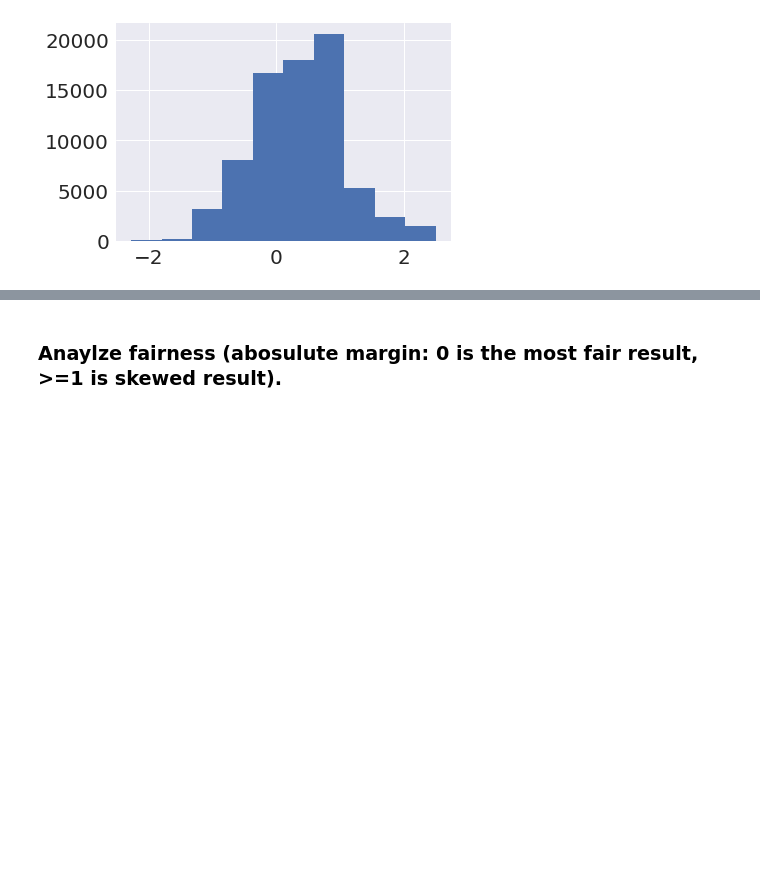
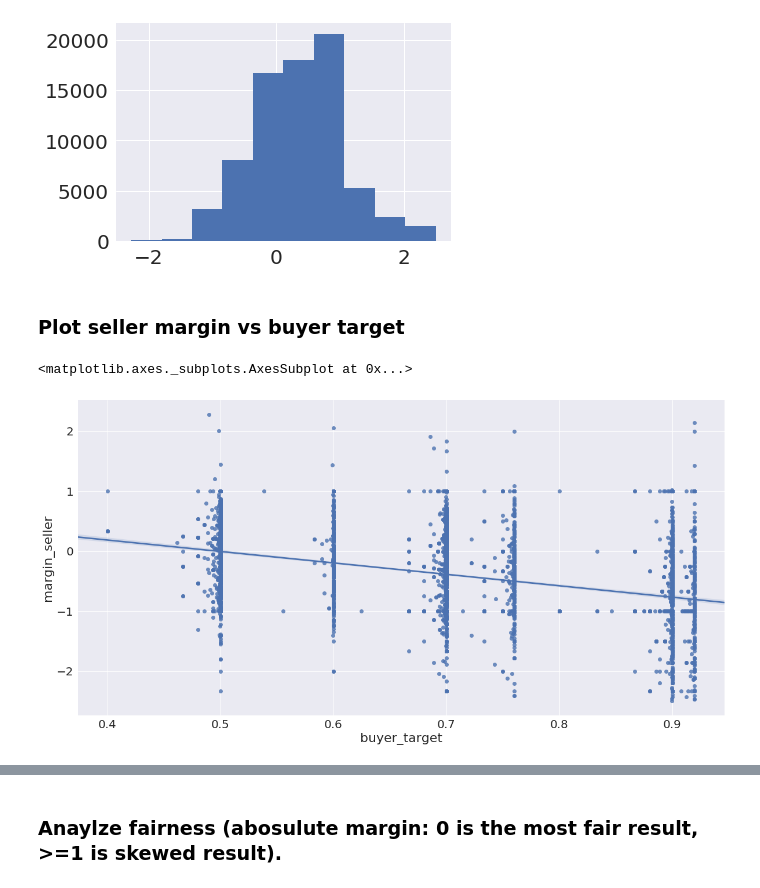
Before and after one commit to stanfordnlp/cocoa, a Jupyter notebook: negotiation_analysis.ipynb, the cells around one changed output, grey strips where cells are left out. Drawn from its saved outputs; the diff is of its cells as text; code cells hidden in the pictures; blank space fills up the shorter version.

```diff
--- a/negotiation_analysis.ipynb
+++ b/negotiation_analysis.ipynb
@@ -14,4 +14,7 @@ from collections import defaultdict
 
 import warnings
 warnings.filterwarnings('ignore')
+
+price_tracker_path = '/scr/hehe/game-dialogue/price_tracker.pkl'
+liwc_path = 'data/liwc.pkl'
 # %% [markdown]
@@ -71,2 +71,13 @@ df[('label', 'seller')] = c
 # %% [output]
 [figure]
+# %% [markdown]
+### Plot seller margin vs buyer target
+# %%
+d = df[['chat_id', 'scenario_id', 'post_id', 'margin_seller', 'buyer_target', 'margin_buyer', 'listing_price']]
+d = d.groupby('chat_id').apply(lambda x: x.head(1))
+d['buyer_target'] /= d['listing_price']
+plt.figure(figsize=(20,10))
+sns.regplot(x='buyer_target', y='margin_seller', data=d)
+# %% [output]
+<matplotlib.axes._subplots.AxesSubplot at 0x...>
+[figure, added]
```
Also changed, not shown: parts of 10 cells of this notebook, 3 other files.
